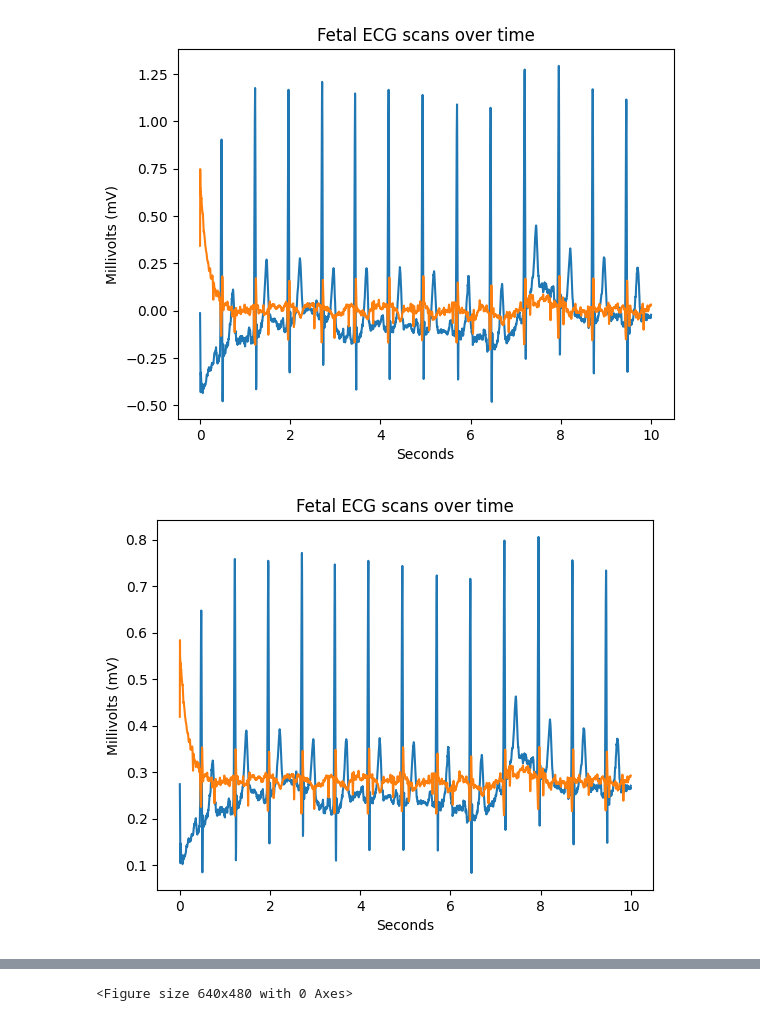
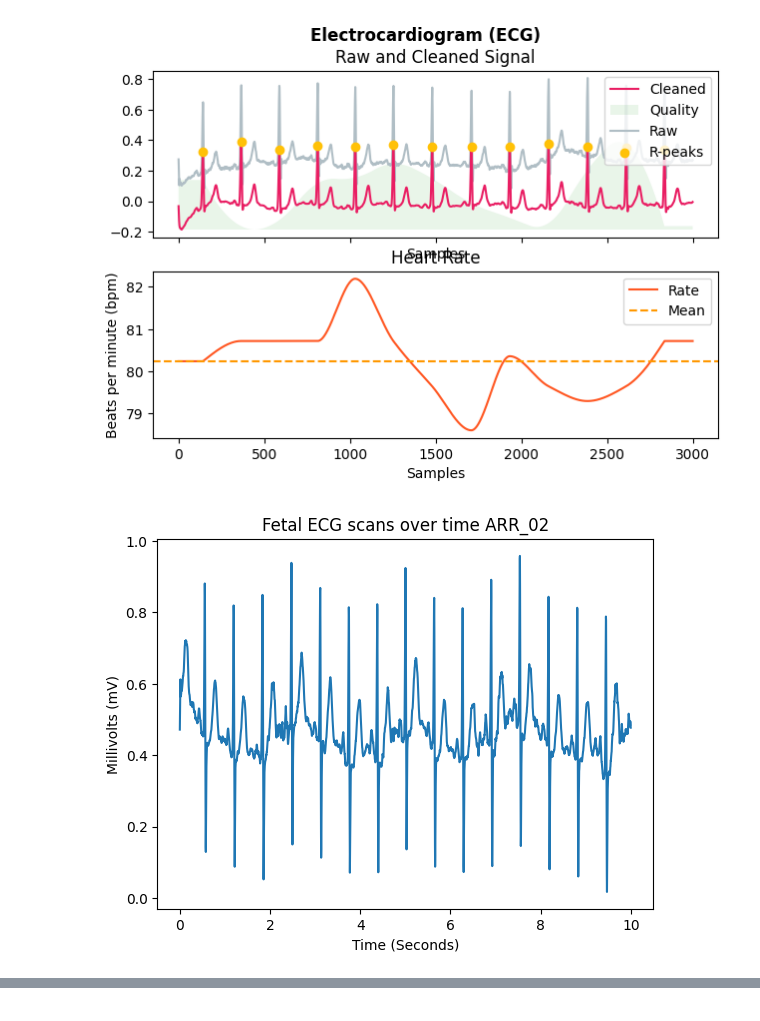
Before and after one commit to MalhotraNav/fetal_arrhythmia_detection, a Jupyter notebook: main.ipynb, the cells around one changed output, grey strips where cells are left out. Cells and saved outputs as stored; diff of their text form; code cells hidden in the pictures.

Commit message:
Feature extraction of normalized and resampled data working

```diff
--- a/main.ipynb
+++ b/main.ipynb
@@ -1,21 +1,37 @@
 # %%
 import matplotlib.pyplot as plt
-import matplotlib.ticker as ticker
 import wfdb
 import numpy as np
-import scipy.signal
-from scipy.signal import find_peaks
 from scipy import signal
 import neurokit2 as nk
+import pandas as pd
+import statistics
 
-def neuro_kit(signal,sampling_rate):
+#extract time domain and QRSTP peaks
+def feature_extraction(signal,sampling_rate):
     processed_sig, _ = nk.ecg_process(signal,sampling_rate, method='neurokit')
-    print(processed_sig)
     nk.ecg_plot(processed_sig)
 
+    cleaned_signal = processed_sig["ECG_Clean"]
+    time_domain_features = [float(min(cleaned_signal)),float(max(cleaned_signal)),float(statistics.mean(cleaned_signal)),float(statistics.stdev(cleaned_signal))]
 
-def resample(data,fs, new_fs):
+    r_peaks = processed_sig["ECG_R_Peaks"]
+    r_peak_values = normalized_data[r_peaks]
 
+    p_peaks = processed_sig["ECG_P_Peaks"]
+    p_peak_values = normalized_data[p_peaks]
+
+    q_peaks = processed_sig["ECG_Q_Peaks"]
+    q_peak_values = normalized_data[q_peaks]
+
+    s_peaks = processed_sig["ECG_S_Peaks"]
+    s_peak_values = normalized_data[s_peaks]
+
+    t_peaks = processed_sig["ECG_T_Peaks"]
+    t_peak_values = normalized_data[t_peaks]
+
+#resample the data
+def resample_signal(data,fs, new_fs):
     current_frequency = fs
     nyquist_frequency = new_fs
 
@@ -23,53 +39,47 @@ def resample(data,fs, new_fs):
     total_resampled_samples = int(len(data)*(frequency_ratio))
 
     sampled_data = signal.resample(data, total_resampled_samples)
-
     return sampled_data
 
-
+#normalize the signal
 def normalize(data):
 
     minimum = np.min(data)
     maximum = np.max(data)
+
     data  = (data - minimum)/(maximum-minimum)
     return data
 
-def plot_signal(data, fs, seconds, signal_count):
+#plot the signal
+def plot_signal(data, fs, seconds, signal_count, record_name):
 
-    plt.title("Fetal ECG scans over time")
-    plt.xlabel("Seconds")
+    plt.title("Fetal ECG scans over time " + record_name)
+    plt.xlabel("Time (Seconds)")
     plt.ylabel("Millivolts (mV)")
 
     x = np.arange(0, len(data))/fs
     plt.plot(x[0:seconds*fs], data[0:seconds*fs,0:signal_count])
+    plt.show()
 
-    plt.show()
-    plt.figure()
-
+#store file paths of all 24 data sets in a list by accessing file records
 records_file_path = 'non-invasive-fetal-ecg-arrhythmia-database-1.0.0/RECORDS'
 with open(records_file_path, 'r') as f:
     record_names = f.read().splitlines()
 
-
+#iterate through each data file, resample and normalize, plot and extract features
 for record_name in record_names:
     record_path = 'non-invasive-fetal-ecg-arrhythmia-database-1.0.0/' + record_name
     record = wfdb.rdrecord(record_path)
     signals = record.p_signal
     fs = record.fs
 
-    # sample, normalize, plot 1
     new_fs = 300
-    sampled_data = resample(signals,fs, new_fs)
+    sampled_data = resample_signal(signals,fs, new_fs)
     normalized_data = normalize(sampled_data)
 
-    # print
-    plot_signal(signals, fs=fs, seconds=10, signal_count=2)
-    plot_signal(sampled_data, fs=new_fs, seconds=10, signal_count=2)
-    plot_signal(normalized_data, fs=new_fs, seconds=10, signal_count=2)
+    plt.figure()
+    plot_signal(normalized_data, new_fs, 10, 1, record_name)
 
-    # feature extraction of first signal only
-    cycles = 10
-    neuro_kit(normalized_data[0:new_fs*cycles,0], new_fs)
-
-    break
+    seconds = 10
+    feature_extraction(normalized_data[0:new_fs*seconds,0], new_fs)
 # %% [output]
@@ -77,2 +87,2 @@ for record_name in record_names:
-[figure, old version]
+[figure, new version]
-[figure, old version]
+[figure, new version]
@@ -96 +98,0 @@ for record_name in record_names:
-<Figure size 640x480 with 0 Axes>
```
Also changed, not shown: parts of 1 cell of this notebook.
